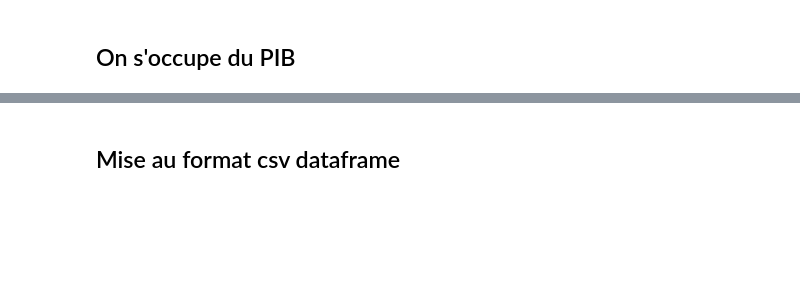
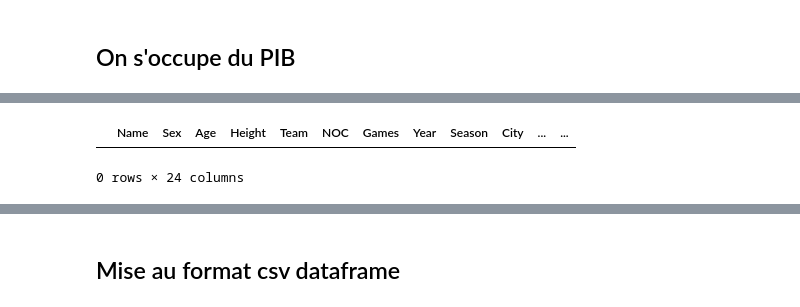
Before and after one commit to nastoo/tp-methodes-pour-analytique, a Jupyter notebook: Projet_FLO_2.ipynb, the cells around one changed output, grey strips where cells are left out. Cells and saved outputs as stored; diff of their text form; code cells hidden in the pictures; blank space fills up the shorter version.

```diff
--- a/Projet_FLO_2.ipynb
+++ b/Projet_FLO_2.ipynb
@@ -1357,0 +1379,5 @@ In [111] used 0.1 MiB RAM in 0.11s (system mean cpu 18%, single max cpu 100%), p
+# %%
+df_test_na_pib[df_test_na_pib['Population'].isna()]
+# %% [output]
+|  | Name | Sex | Age | Height | Team | NOC | Games | Year | Season | City | ... | ... |
+0 rows × 24 columns
```
Also changed, not shown: parts of 122 cells of this notebook.
